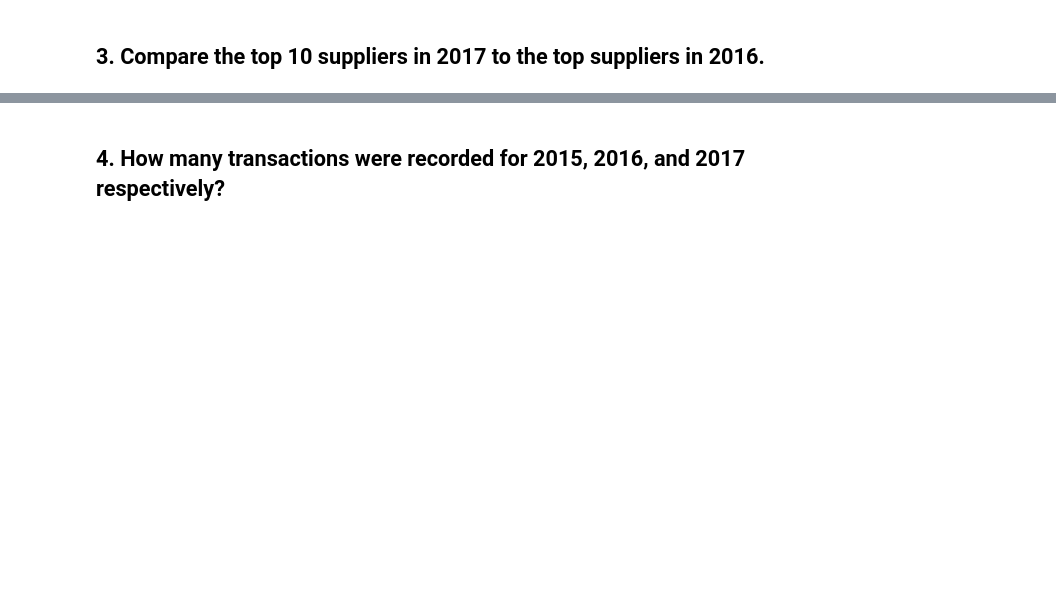
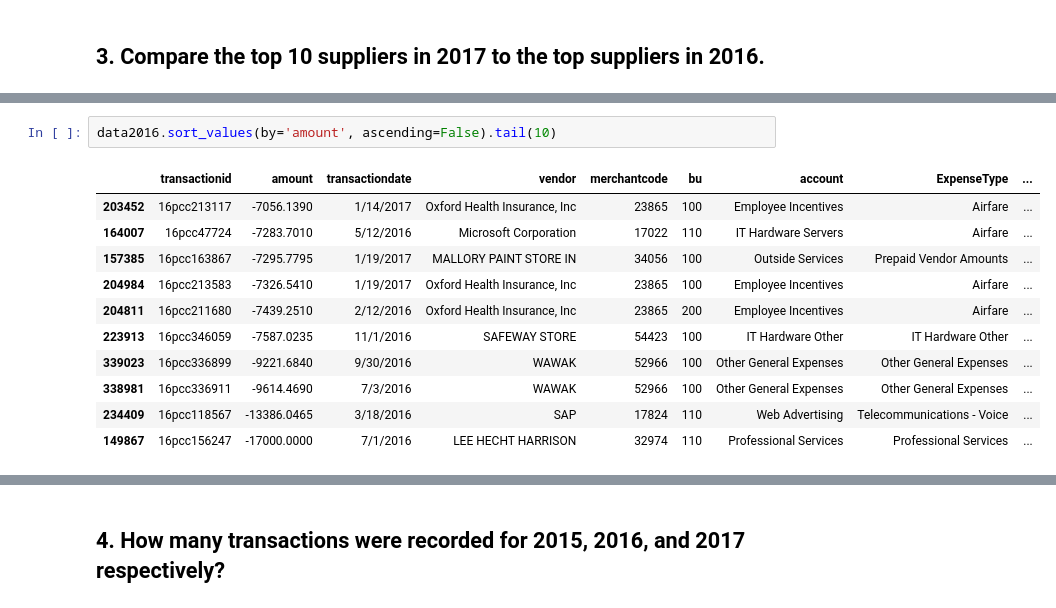
Before and after one commit to FranciscoGalan/suplari_challenge1, a Jupyter notebook: main.ipynb, the cells around one changed output, grey strips where cells are left out. Cells and saved outputs as stored; diff of their text form; blank space fills up the shorter version.

```diff
--- a/main.ipynb
+++ b/main.ipynb
@@ -528,0 +574,14 @@ data2017.transactionid.duplicated().sum()
+# %%
+data2016.sort_values(by='amount', ascending=False).tail(10)
+# %% [output]
+|  | transactionid | amount | transactiondate | vendor | merchantcode | bu | account | ExpenseType | ... |
+| 203452 | 16pcc213117 | -7056.1390 | 1/14/2017 | Oxford Health Insurance, Inc | 23865 | 100 | Employee Incentives | Airfare | ... |
+| 164007 | 16pcc47724 | -7283.7010 | 5/12/2016 | Microsoft Corporation | 17022 | 110 | IT Hardware Servers | Airfare | ... |
+| 157385 | 16pcc163867 | -7295.7795 | 1/19/2017 | MALLORY PAINT STORE IN | 34056 | 100 | Outside Services | Prepaid Vendor Amounts | ... |
+| 204984 | 16pcc213583 | -7326.5410 | 1/19/2017 | Oxford Health Insurance, Inc | 23865 | 100 | Employee Incentives | Airfare | ... |
+| 204811 | 16pcc211680 | -7439.2510 | 2/12/2016 | Oxford Health Insurance, Inc | 23865 | 200 | Employee Incentives | Airfare | ... |
+| 223913 | 16pcc346059 | -7587.0235 | 11/1/2016 | SAFEWAY STORE | 54423 | 100 | IT Hardware Other | IT Hardware Other | ... |
+| 339023 | 16pcc336899 | -9221.6840 | 9/30/2016 | WAWAK | 52966 | 100 | Other General Expenses | Other General Expenses | ... |
+| 338981 | 16pcc336911 | -9614.4690 | 7/3/2016 | WAWAK | 52966 | 100 | Other General Expenses | Other General Expenses | ... |
+| 234409 | 16pcc118567 | -13386.0465 | 3/18/2016 | SAP | 17824 | 110 | Web Advertising | Telecommunications - Voice | ... |
+| 149867 | 16pcc156247 | -17000.0000 | 7/1/2016 | LEE HECHT HARRISON | 32974 | 110 | Professional Services | Professional Services | ... |
```
Also changed, not shown: parts of 63 cells of this notebook.
